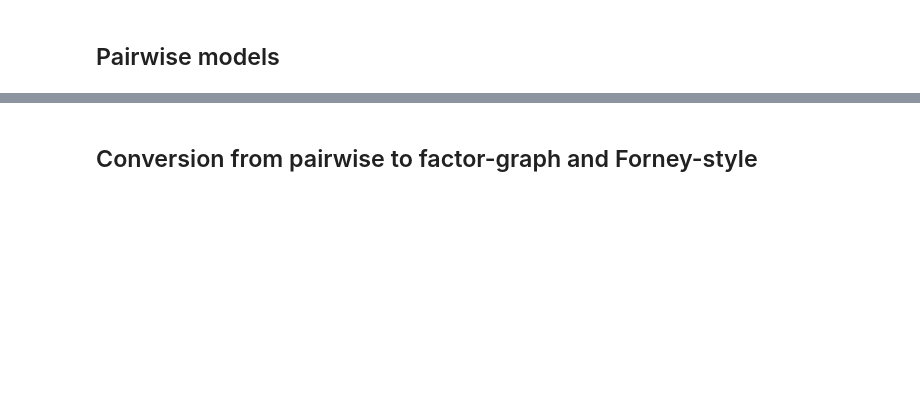
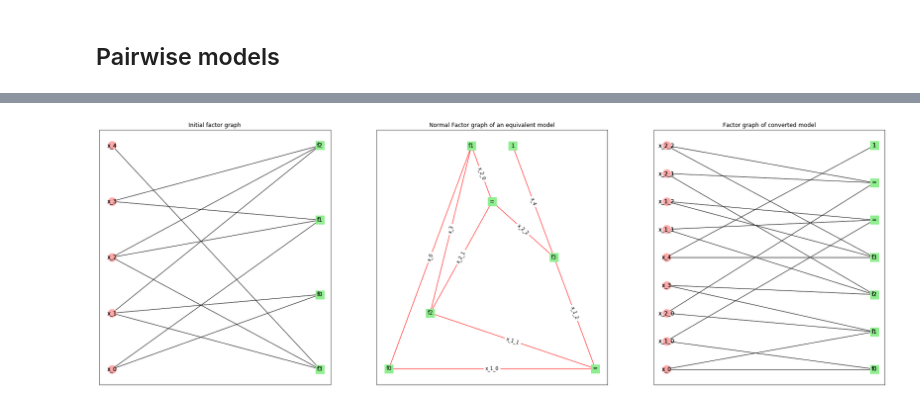
Before and after one commit to InferLO/inferlo, a Jupyter notebook: docs/tutorials/getting_started.ipynb, the cells around one changed output, grey strips where cells are left out. Saved outputs shown, nothing was run; the diff lists cells and outputs as text; code cells hidden in the pictures; blank space fills up the shorter version.

```diff
--- a/docs/tutorials/getting_started.ipynb
+++ b/docs/tutorials/getting_started.ipynb
@@ -108,26 +240,26 @@ Not any model can be represented in such a way, but every model can be converted
 # %%
 model1 = inferlo.GenericGraphModel(num_variables = 5)
-x1, x2, x3, x4, x5 = inferlo.FunctionFactor.prepare_variables(model1)
+x1, x2, x3, x4, x5 = model1.get_symbolic_variables()
 model1 *= np.exp(x1*x2)
 model1 *= np.exp(x1*x3*x4)
 model1 *= np.exp(x2*x3*x4)
 model1 *= np.exp(x2*x3*x5)
 
 for i in range(len(model1.factors)):
     model1.factors[i].name = 'f%d' % i
 
 fig = plt.figure(figsize=(30, 10))
 model1.draw_factor_graph(fig.add_subplot(1, 3, 1))
 
 
 model2 = inferlo.NormalFactorGraphModel.from_model(model1)
 model2.draw_edge_variable_graph(fig.add_subplot(1, 3, 2))
 model2.draw_factor_graph(fig.add_subplot(1, 3, 3))
 
 ax = fig.get_axes()
 ax[0].set_title('Initial factor graph')
-ax[1].set_title('Equivalent Forney-style graph')
-ax[2].set_title('Factor graph for converted model')
+ax[1].set_title('Normal Factor graph of an equivalent model')
+ax[2].set_title('Factor graph of converted model')
 plt.show()
+# %% [output]
+[figure, added]
-# %% [markdown]
-## Conversion from pairwise to factor-graph and Forney-style
```
Also changed, not shown: parts of 42 cells of this notebook, 6 other files.
